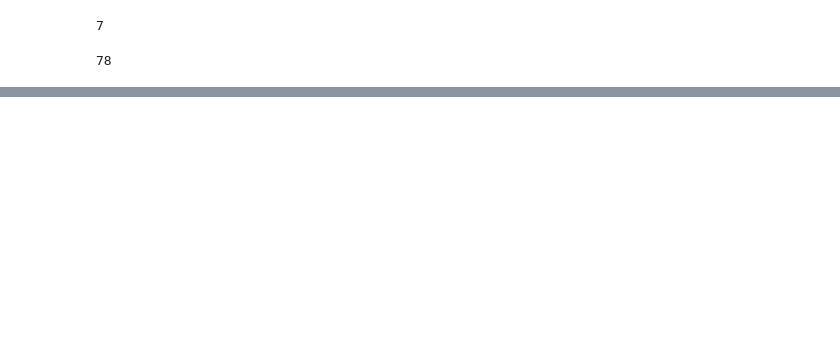
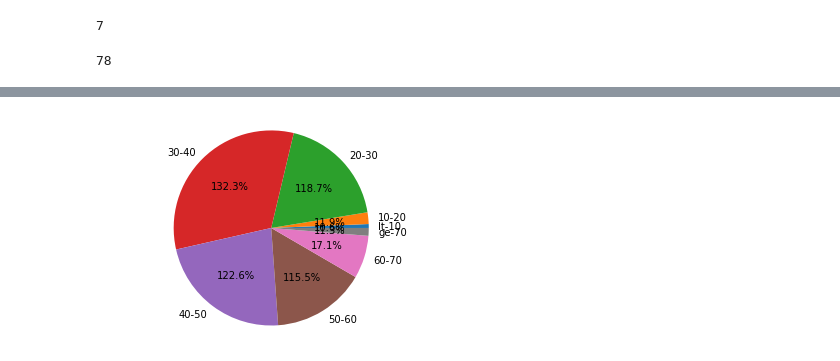
Before and after one commit to code-JOA/Predicting_Hepatitis_Mortality_Rate, a Jupyter notebook: Hepatitis_Mortality_Prediction.ipynb, the cells around one changed output, grey strips where cells are left out. Cells and saved outputs as stored; diff of their text form; code cells hidden in the pictures; blank space fills up the shorter version.

```diff
--- a/Hepatitis_Mortality_Prediction.ipynb
+++ b/Hepatitis_Mortality_Prediction.ipynb
@@ -271,0 +320,9 @@ ValueError: Bin labels must be one fewer than the number of bin edges
+# %%
+# Pie chart
+labels = ['lt-10',"10-20","20-30","30-40","40-50","50-60","60-70","ge-70"]
+fig1,ax1 = plt.subplots()
+ax1.pie(freq_df['count'],labels=labels,autopct='1%.1f%%')
+ax1.axis('equal')
+plt.show()
+# %% [output]
+[figure, added]
```
Also changed, not shown: parts of 11 cells of this notebook.
